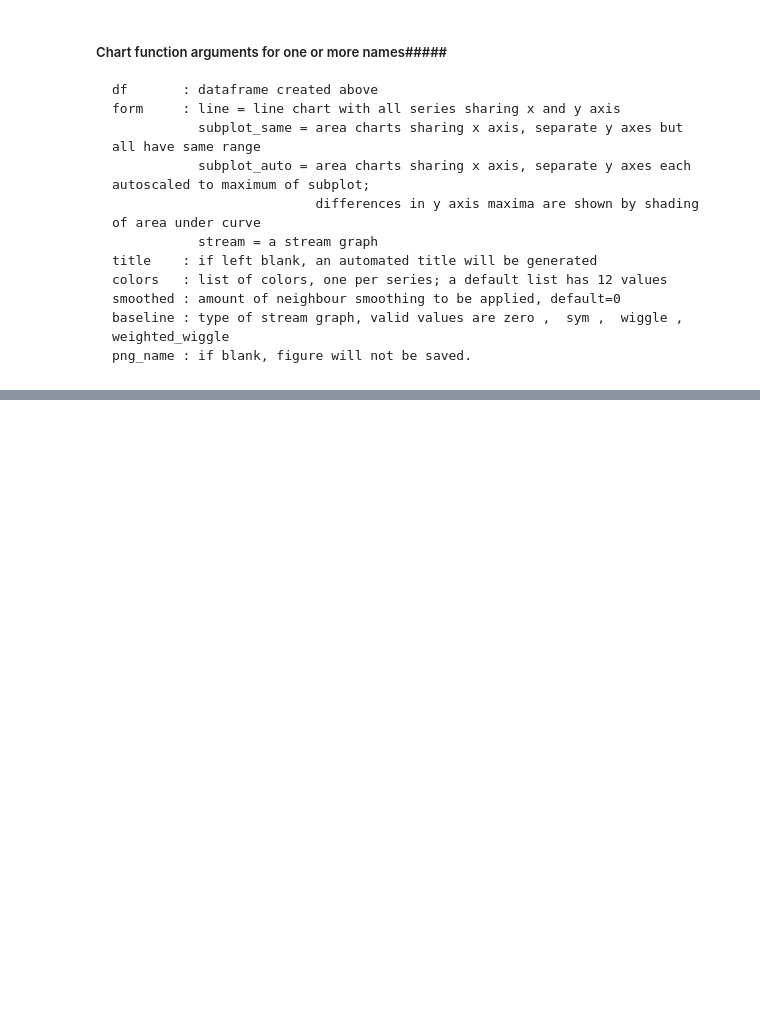
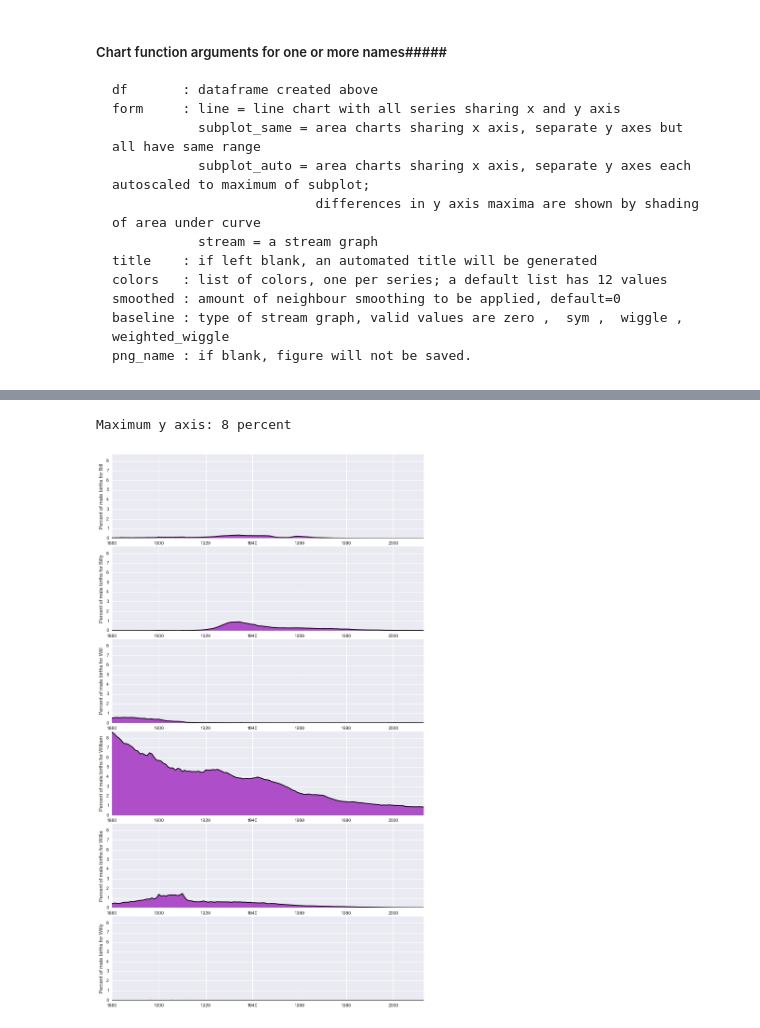
Before and after one commit to Prooffreader/Baby_names_US_IPython, a Jupyter notebook: charting.ipynb, the cells around one changed output, grey strips where cells are left out. Saved outputs shown, nothing was run; the diff lists cells and outputs as text; code cells hidden in the pictures; blank space fills up the shorter version.

```diff
--- a/charting.ipynb
+++ b/charting.ipynb
@@ -332,0 +288,14 @@ plt.close()
+# %%
+#subplots with all y axes having the same scale
+
+make_chart(df=chart_1,
+           form='subplots_same', # line , subplots_auto , subplots_same , stream
+           title='',
+           colors= [],
+           smoothing=0,
+           baseline='sym',  # zero ,  sym ,  wiggle ,  weighted_wiggle
+           png_name = ''  # if '', will not be saved
+           )
+# %% [output]
+Maximum y axis: 8 percent
+[figure, added]
```
Also changed, not shown: parts of 21 cells of this notebook, 1 other file.
